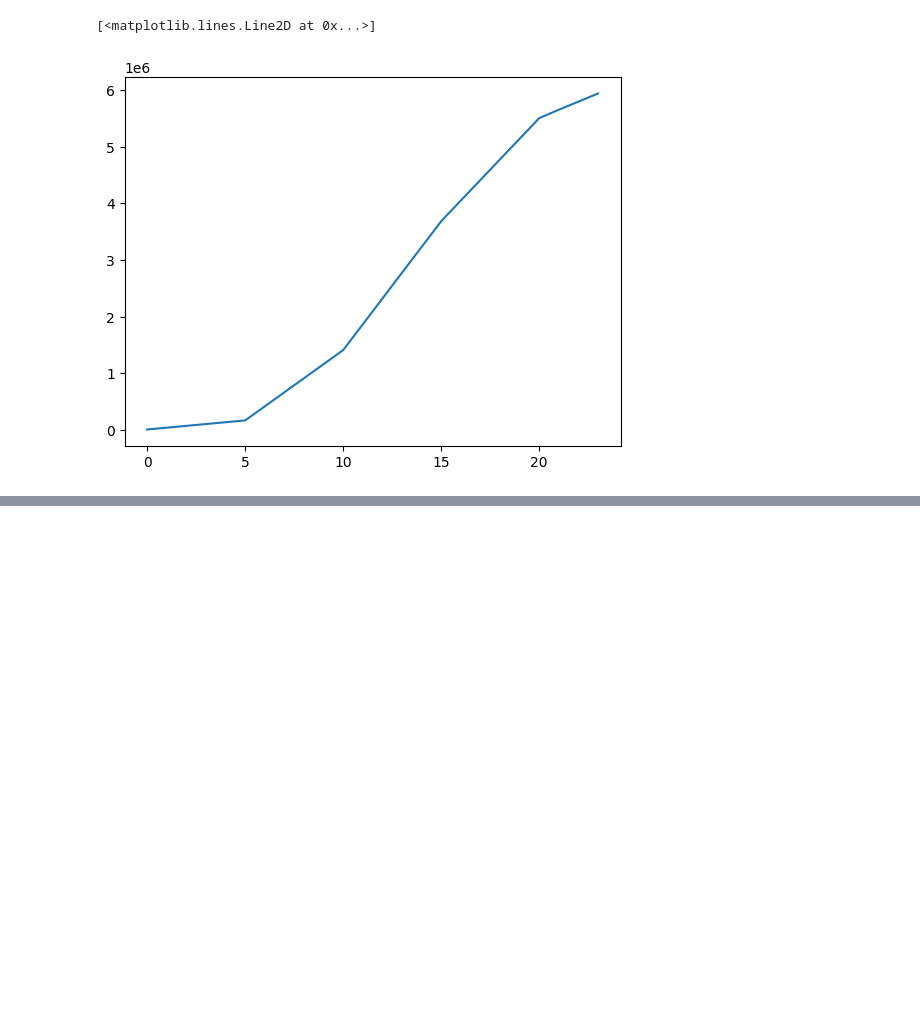
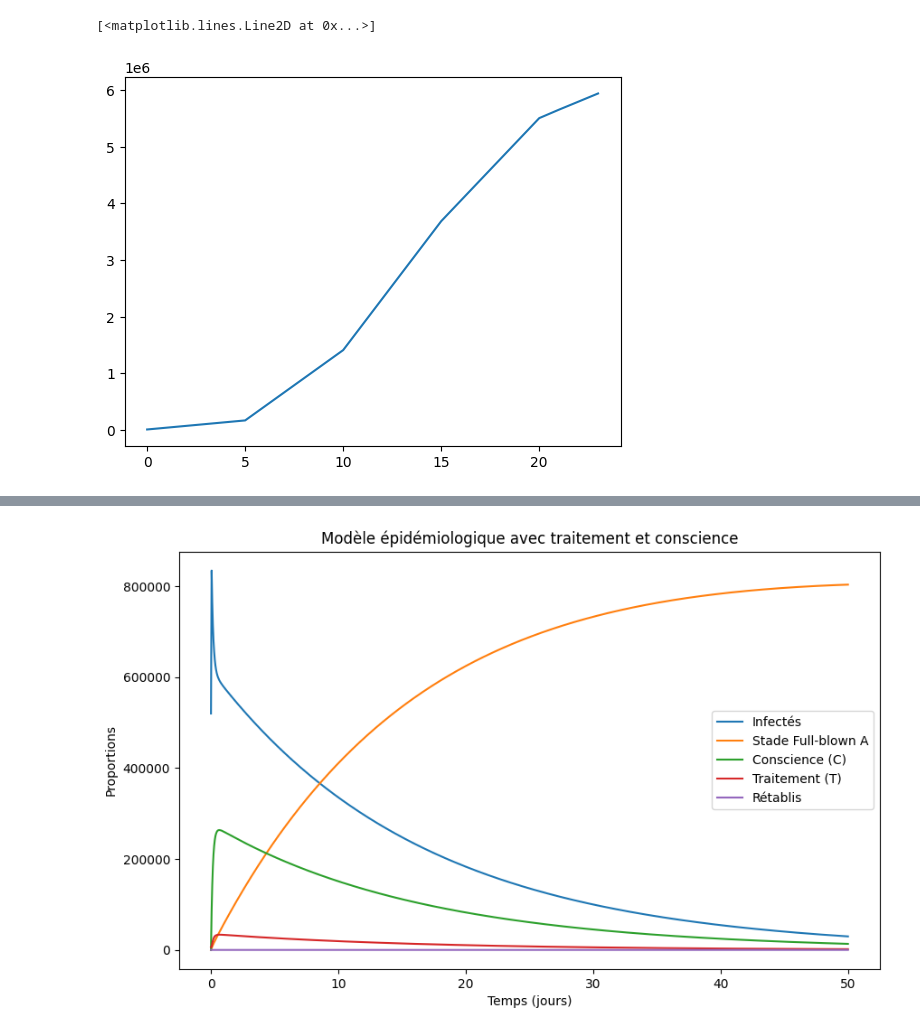
Before and after one commit to MoezGouiaa/Modelling-HIV-Aids-and-fitting-with-data-in-South-africa, a Jupyter notebook: data pre.ipynb, the cells around one changed output, grey strips where cells are left out. Drawn from its saved outputs; the diff is of its cells as text; code cells hidden in the pictures; blank space fills up the shorter version.

```diff
--- a/data pre.ipynb
+++ b/data pre.ipynb
@@ -266,2 +184,28 @@ Paramètres optimisés :  [0.49999095 1.79627525 0.05245849 0.21655199 0.0414297
 # %%
 beta, alpha1, alpha2, mu, k1, k2, d, lamda, delta1, delta2, sigma= optimal_params
+# %%
+
+# Temps (jours)
+t = np.linspace(0, 50, 1000)
+
+
+# Résoudre les ODEs
+solution = odeint(hiv_model, initial_conditions, t, args=(beta, alpha1, alpha2, mu, k1, k2, d, lamda, delta1, delta2, sigma))
+i, a, c, t_val, s, r  = solution.T
+
+
+# Visualiser les résultats
+plt.figure(figsize=(10,6))
+#plt.plot(t, s, label="Susceptibles")
+plt.plot(t, i, label="Infectés")
+plt.plot(t, a, label="Stade Full-blown A")
+plt.plot(t, c, label="Conscience (C)")
+plt.plot(t, t_val, label="Traitement (T)")
+plt.plot(t, r, label="Rétablis")
+plt.xlabel("Temps (jours)")
+plt.ylabel("Proportions")
+plt.legend()
+plt.title("Modèle épidémiologique avec traitement et conscience")
+plt.show()
+# %% [output]
+[figure, added]
```
Also changed, not shown: parts of 20 cells of this notebook.
